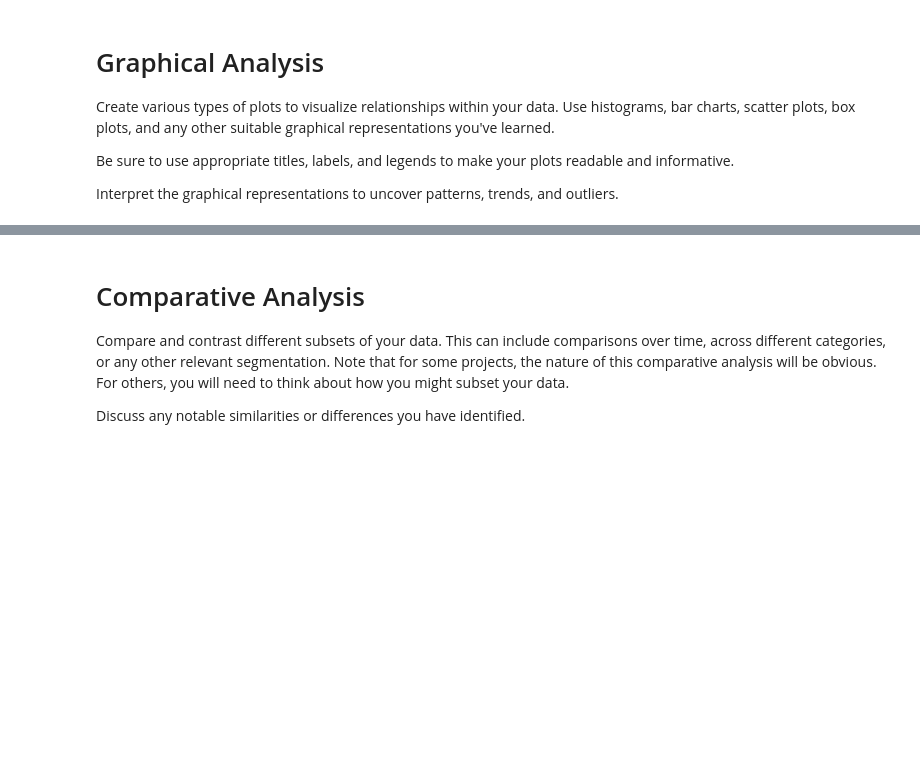
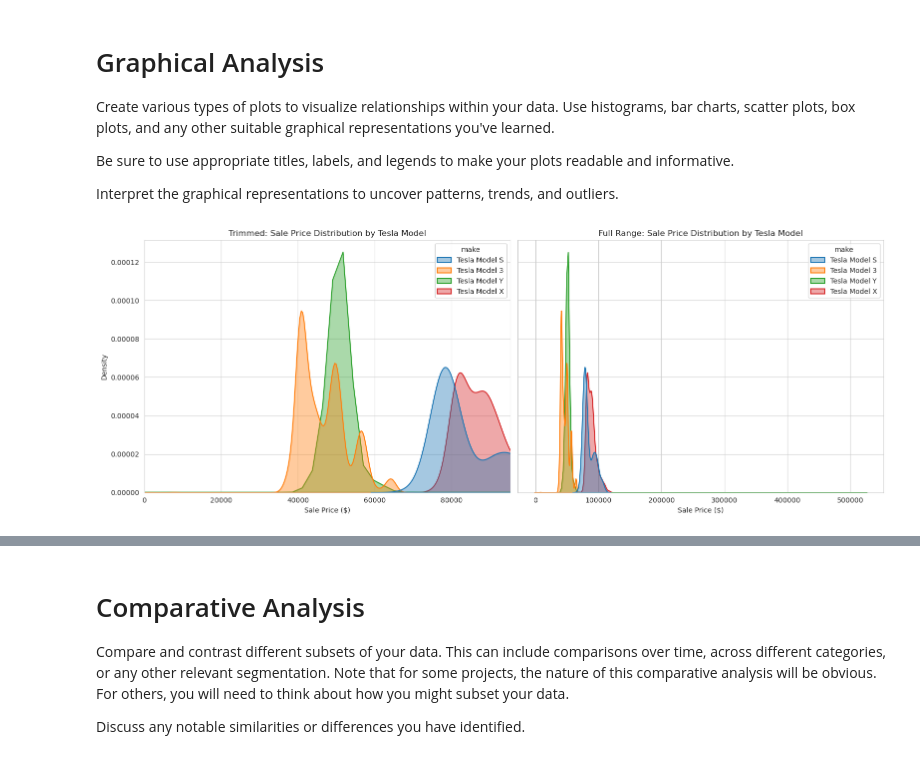
Before and after one commit to zezhenwang/si618-ev-project, a Jupyter notebook: Part_II.ipynb, the cells around one changed output, grey strips where cells are left out. Saved outputs shown, nothing was run; the diff lists cells and outputs as text; code cells hidden in the pictures; blank space fills up the shorter version.

```diff
--- a/Part_II.ipynb
+++ b/Part_II.ipynb
@@ -223,3 +344,43 @@ Create various types of plots to visualize relationships within your data. Use h
 Be sure to use appropriate titles, labels, and legends to make your plots readable and informative.
 
 Interpret the graphical representations to uncover patterns, trends, and outliers.
+# %%
+fig, axes = plt.subplots(1, 2, figsize=(16, 6), sharey=True)
+
+# --- Plot 1: With outliers trimmed (e.g., at 99th percentile) ---
+sns.kdeplot(
+    data=tesla_sale_data,
+    x="Sale Price",
+    hue="make",
+    ax=axes[0],
+    fill=True,
+    alpha=0.4,
+    linewidth=1.5,
+    common_norm=False
+)
+axes[0].set_title("Trimmed: Sale Price Distribution by Tesla Model")
+axes[0].set_xlim(0, tesla_sale_data["Sale Price"].quantile(0.99))
+axes[0].set_xlabel("Sale Price ($)")
+axes[0].set_ylabel("Density")
+axes[0].grid(True)
+
+# --- Plot 2: Full range (no outlier trimming) ---
+sns.kdeplot(
+    data=tesla_sale_data,
+    x="Sale Price",
+    hue="make",
+    ax=axes[1],
+    fill=True,
+    alpha=0.4,
+    linewidth=1.5,
+    common_norm=False
+)
+axes[1].set_title("Full Range: Sale Price Distribution by Tesla Model")
+axes[1].set_xlabel("Sale Price ($)")
+axes[1].set_ylabel("")
+axes[1].grid(True)
+
+plt.tight_layout()
+plt.show()
+# %% [output]
+[figure, added]
```
Also changed, not shown: parts of 15 cells of this notebook.
